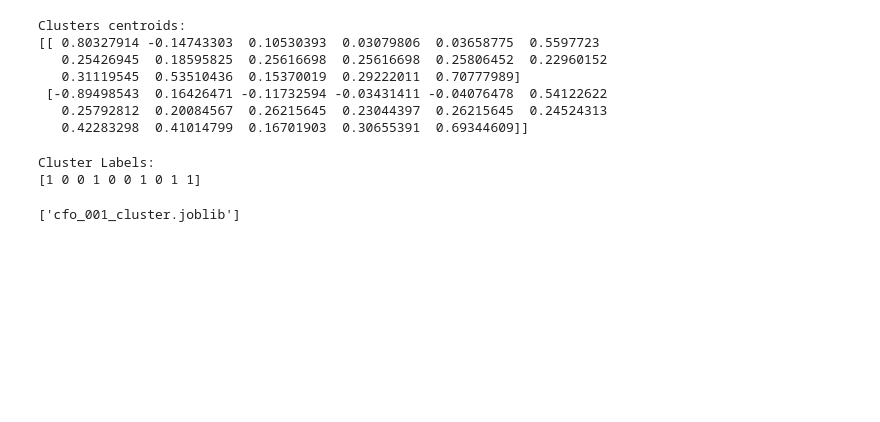
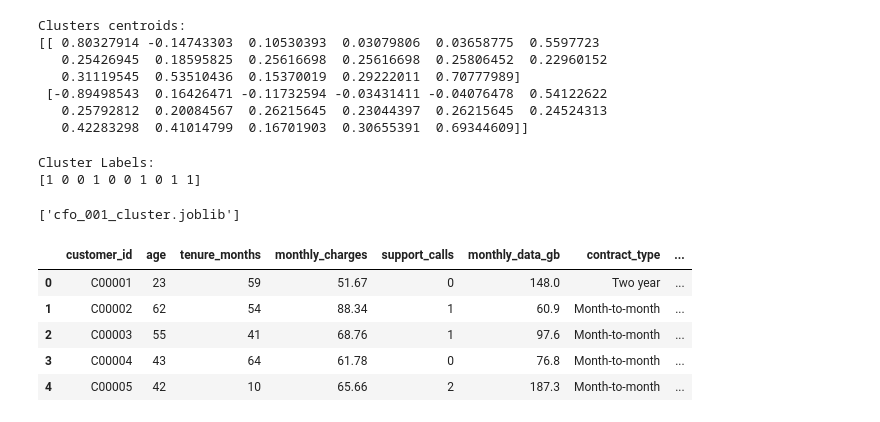
Before and after one commit to YashInLogN/CFO, a Jupyter notebook: cf0_001_k_means_cluster.ipynb, the cells around one changed output. Drawn from its saved outputs; the diff is of its cells as text; code cells hidden in the pictures; blank space fills up the shorter version.

```diff
--- a/cf0_001_k_means_cluster.ipynb
+++ b/cf0_001_k_means_cluster.ipynb
@@ -412,3 +413,12 @@ joblib.dump(
 )
 # %% [output]
 ['cfo_001_cluster.joblib']
+# %%
+df.head()
+# %% [output]
+|  | customer_id | age | tenure_months | monthly_charges | support_calls | monthly_data_gb | contract_type | ... |
+| 0 | C00001 | 23 | 59 | 51.67 | 0 | 148.0 | Two year | ... |
+| 1 | C00002 | 62 | 54 | 88.34 | 1 | 60.9 | Month-to-month | ... |
+| 2 | C00003 | 55 | 41 | 68.76 | 1 | 97.6 | Month-to-month | ... |
+| 3 | C00004 | 43 | 64 | 61.78 | 0 | 76.8 | Month-to-month | ... |
+| 4 | C00005 | 42 | 10 | 65.66 | 2 | 187.3 | Month-to-month | ... |
```
Also changed, not shown: parts of 9 cells of this notebook.
